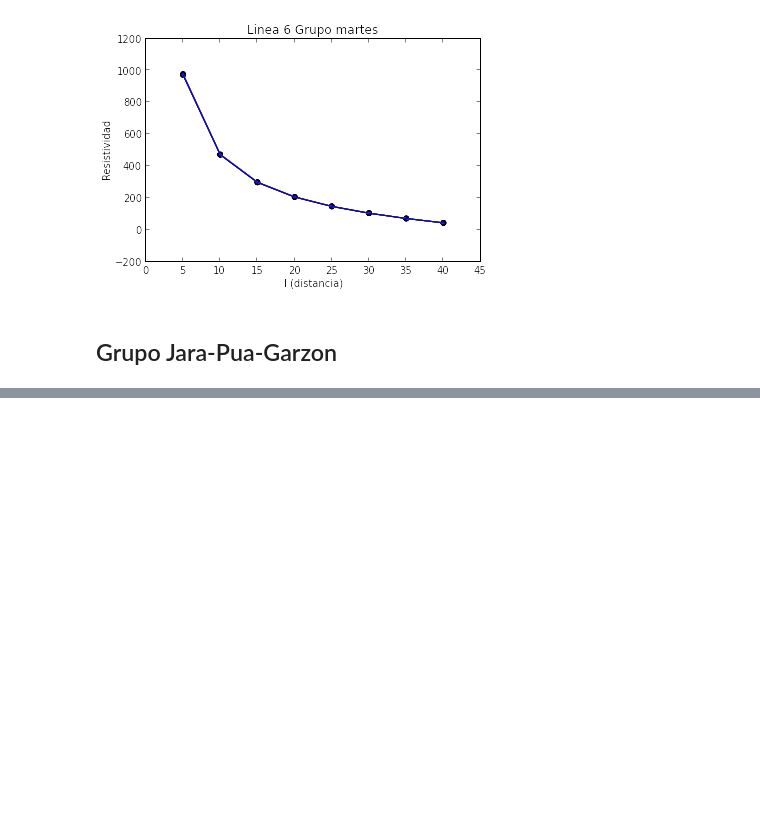
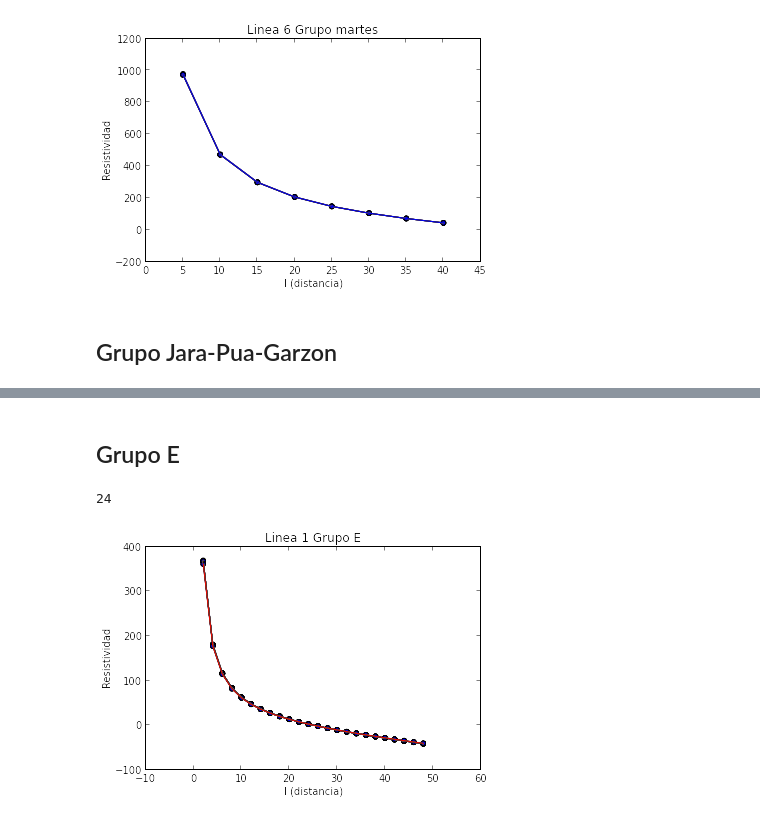
Before and after one commit to LinaPerez/Geophysics, a Jupyter notebook: Resistividad/Resistividad.ipynb, the cells around one changed output, grey strips where cells are left out. Drawn from its saved outputs; the diff is of its cells as text; code cells hidden in the pictures; blank space fills up the shorter version.

```diff
--- a/Resistividad/Resistividad.ipynb
+++ b/Resistividad/Resistividad.ipynb
@@ -388,0 +443,22 @@ for i in range (len(I_5m1)):
+# %% [markdown]
+## Grupo E
+# %%
+L_e = 25
+datose = np.loadtxt('grupoe_linea1.txt')
+I_e = datose[:,0]
+V_e = datose[:,1]
+l_e = datose[:,2]
+print len(V_e)
+for i in range (len(I_e)):
+    res_ae = pi*(((L_e**2)-(l_e**2))**2)
+    res_be = 2*l_e*((L_e**2)-(l_e**2))
+    res_ce = (absolute(V_e[23] - V_e[0] ) / I_e[i])
+    resistividad_e = (res_ae / res_be)*res_ce
+    plot (l_e, resistividad_e)
+    scatter (l_e, resistividad_e)
+    plt.title('Linea 1 Grupo E')
+    plt.xlabel('l (distancia)')
+    plt.ylabel('Resistividad')
+# %% [output]
+24
+[figure, added]
```
Also changed, not shown: parts of 4 cells of this notebook.
